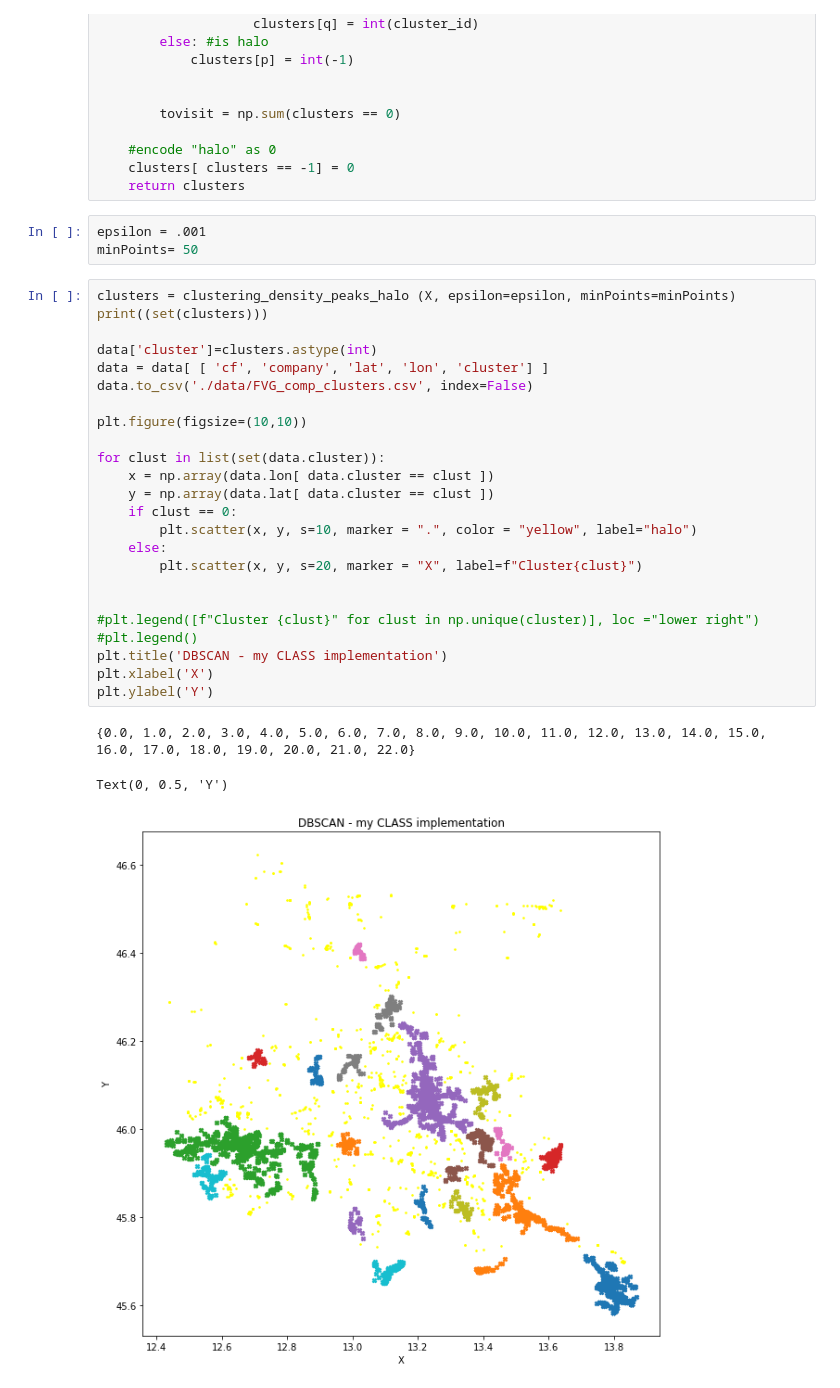
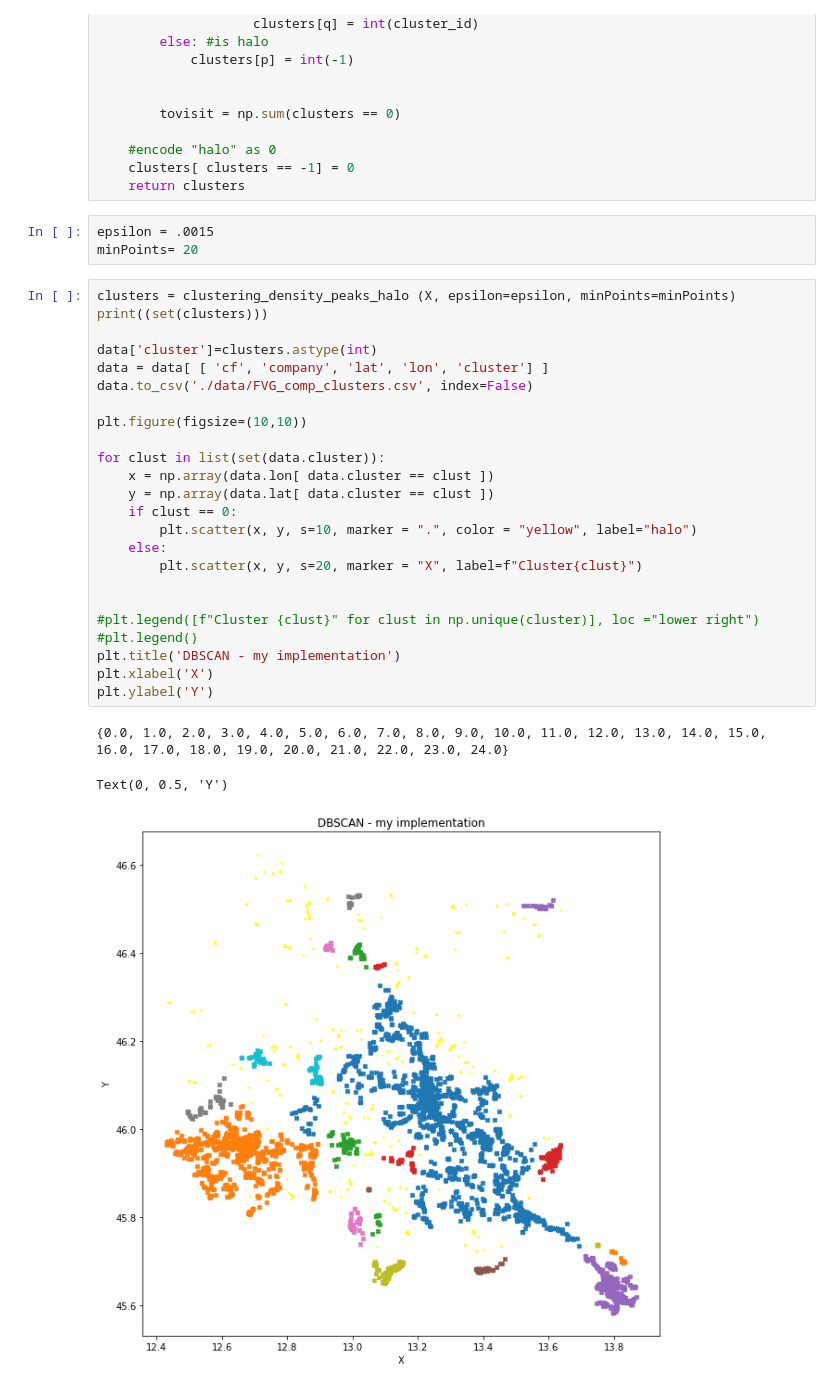
Before and after one commit to areasciencepark/maps_and_heatmaps, a Jupyter notebook: clustering_density_02_04.ipynb, the cells around one changed output. Drawn from its saved outputs; the diff is of its cells as text.

```diff
--- a/clustering_density_02_04.ipynb
+++ b/clustering_density_02_04.ipynb
@@ -193,36 +193,36 @@ def clustering_density_peaks_halo(X, epsilon, minPoints):
     clusters[ clusters == -1] = 0
     return clusters
 # %%
-epsilon = .001
-minPoints= 50
+epsilon = .0015
+minPoints= 20
 # %%
 clusters = clustering_density_peaks_halo (X, epsilon=epsilon, minPoints=minPoints)
 print((set(clusters)))
 
 data['cluster']=clusters.astype(int)
 data = data[ [ 'cf', 'company', 'lat', 'lon', 'cluster'] ]
 data.to_csv('./data/FVG_comp_clusters.csv', index=False)
 
 plt.figure(figsize=(10,10))
 
 for clust in list(set(data.cluster)):
     x = np.array(data.lon[ data.cluster == clust ])
     y = np.array(data.lat[ data.cluster == clust ])
     if clust == 0:
         plt.scatter(x, y, s=10, marker = ".", color = "yellow", label="halo")
     else:
         plt.scatter(x, y, s=20, marker = "X", label=f"Cluster{clust}")
 
 
 #plt.legend([f"Cluster {clust}" for clust in np.unique(cluster)], loc ="lower right")
 #plt.legend()
-plt.title('DBSCAN - my CLASS implementation')
+plt.title('DBSCAN - my implementation')
 plt.xlabel('X')
 plt.ylabel('Y')
 # %% [output]
-{0.0, 1.0, 2.0, 3.0, 4.0, 5.0, 6.0, 7.0, 8.0, 9.0, 10.0, 11.0, 12.0, 13.0, 14.0, 15.0, 16.0, 17.0, 18.0, 19.0, 20.0, 21.0, 22.0}
+{0.0, 1.0, 2.0, 3.0, 4.0, 5.0, 6.0, 7.0, 8.0, 9.0, 10.0, 11.0, 12.0, 13.0, 14.0, 15.0, 16.0, 17.0, 18.0, 19.0, 20.0, 21.0, 22.0, 23.0, 24.0}
 Text(0, 0.5, 'Y')
-[figure, old version]
+[figure, new version]
 # %%
 from sklearn.cluster import DBSCAN
 
```
Also changed, not shown: parts of 1 cell of this notebook, 1 other file.
